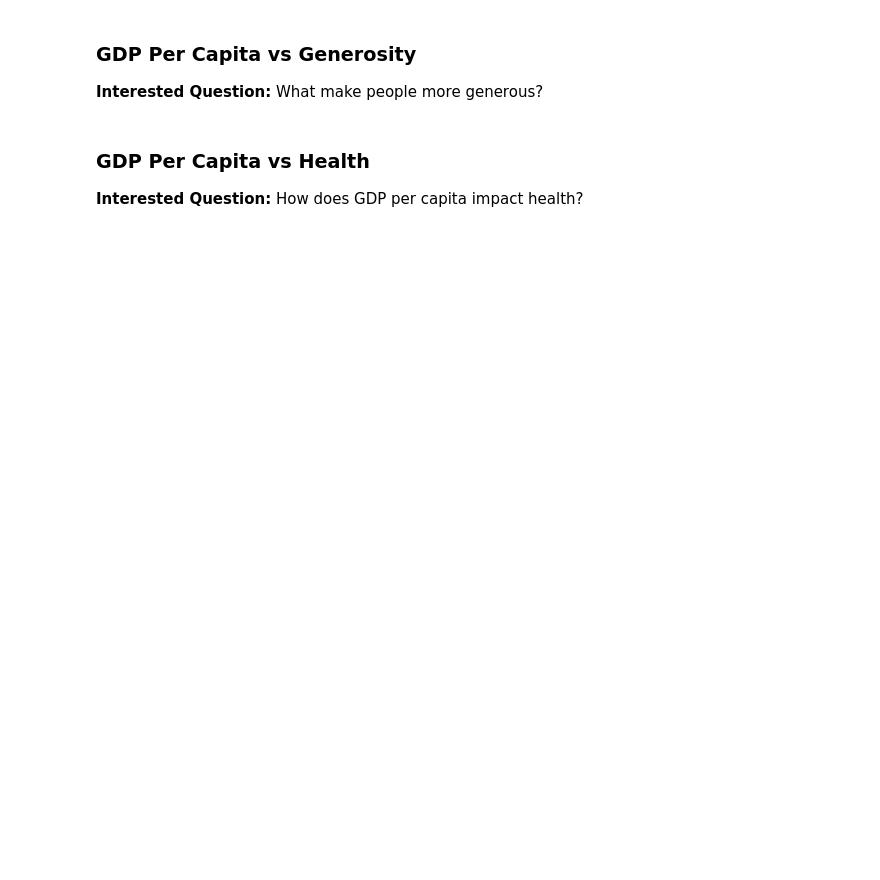
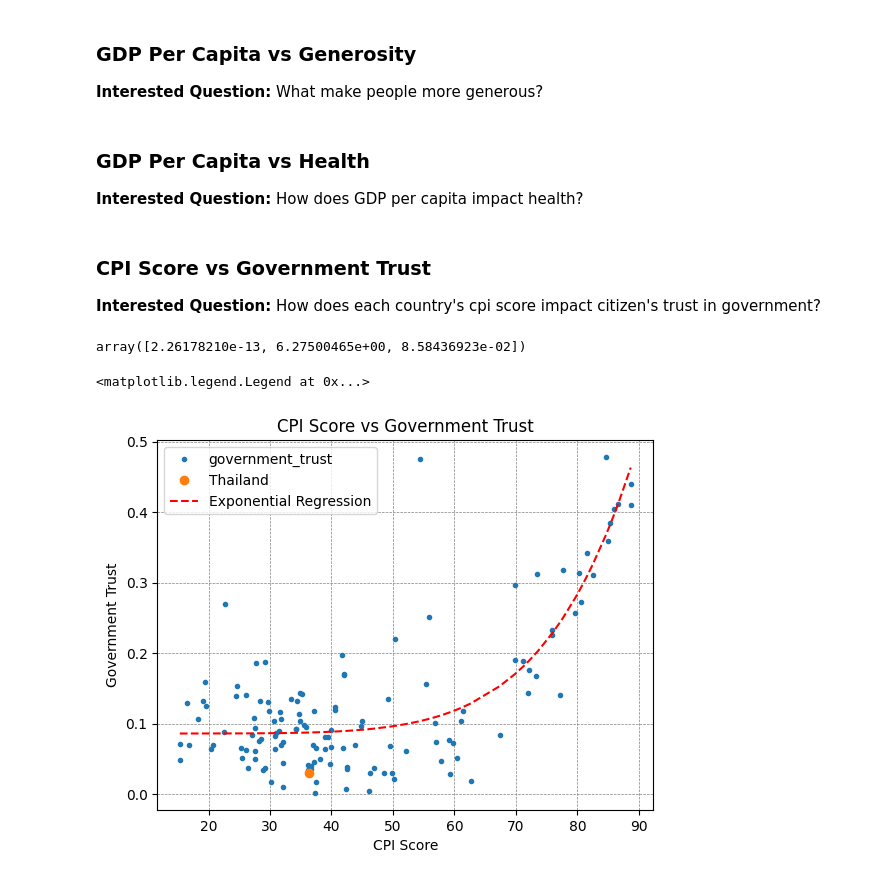
Before and after one commit to sudo-lucifer/eda-project, a Jupyter notebook: EDA_Project.ipynb, the cells around one changed output. Saved outputs shown, nothing was run; the diff lists cells and outputs as text; code cells hidden in the pictures; blank space fills up the shorter version.

Commit message:
CPI Score vs Government Trust

```diff
--- a/EDA_Project.ipynb
+++ b/EDA_Project.ipynb
@@ -67,6 +68,34 @@ find_coorelation(no_social_support_df)
 # %% [markdown]
 ### GDP Per Capita vs Generosity
 **Interested Question:** What make people more generous?
-# %% [markdown]
-### GDP Per Capita vs Health
-**Interested Question:** How does GDP per capita impact health?
+# %% [markdown]
+### GDP Per Capita vs Health
+**Interested Question:** How does GDP per capita impact health?
+# %% [markdown]
+### CPI Score vs Government Trust
+**Interested Question:** How does each country's cpi score impact citizen's trust in government?
+# %%
+cpi = happiness_df.groupby('Country')['cpi_score'].mean()
+gov = happiness_df.groupby('Country')['government_trust'].mean()
+cpi_gov_df = pd.concat([cpi, gov], axis=1)
+# %%
+def exponential_curve_fit(x, a, b, c):
+    return a*(x**b) + c
+
+fitted_model, _ = curve_fit(exponential_curve_fit,xdata=cpi_gov_df['cpi_score'],ydata=cpi_gov_df['government_trust'])
+fitted_model
+# %% [output]
+array([2.26178210e-13, 6.27500465e+00, 8.58436923e-02])
+# %%
+cpi_gov_df.plot(x='cpi_score',y='government_trust', style='.')
+xs = cpi_gov_df['cpi_score'].sort_values()
+plt.plot(cpi_gov_df['cpi_score']['Thailand'], cpi_gov_df['government_trust']['Thailand'], 'o', lw=10, label="Thailand")
+plt.plot(xs, exponential_curve_fit(xs, *fitted_model), 'r--',label='Exponential Regression')
+plt.xlabel('CPI Score')
+plt.ylabel('Government Trust')
+plt.title('CPI Score vs Government Trust')
+plt.grid(color='gray', linestyle='--', lw=0.5)
+plt.legend()
+# %% [output]
+<matplotlib.legend.Legend at 0x...>
+[figure, added]
```
Also changed, not shown: parts of 5 cells of this notebook.
